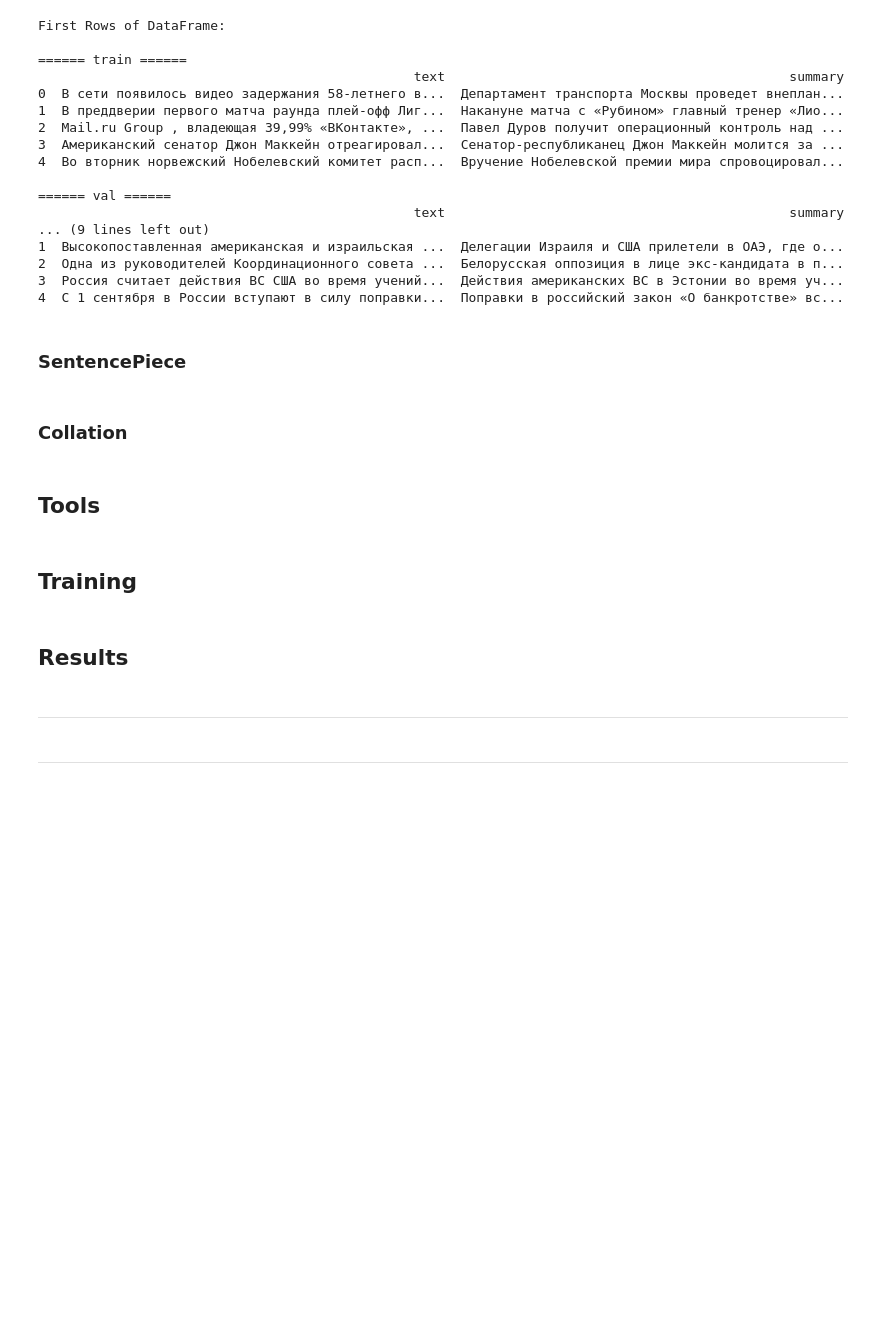
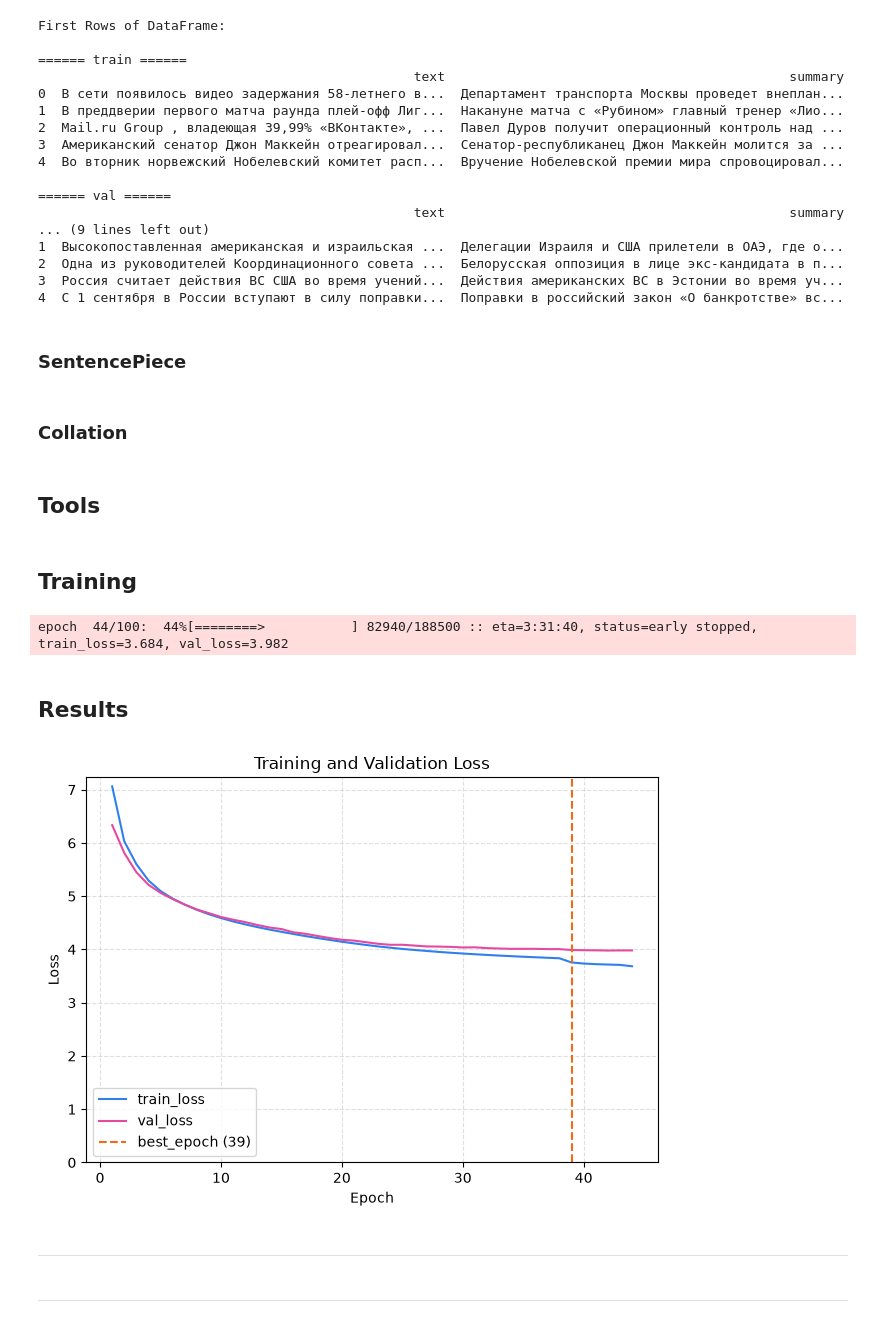
Before and after one commit to NKTKLN/pytorch-dl-lab, a Jupyter notebook: notebooks/10_transformer_summarizer.ipynb, the cells around one changed output. Cells and saved outputs as stored; diff of their text form; code cells hidden in the pictures; blank space fills up the shorter version.

Commit message:
chore(notebooks): retrain the summarizer with the tuned config

```diff
--- a/notebooks/10_transformer_summarizer.ipynb
+++ b/notebooks/10_transformer_summarizer.ipynb
@@ -231,8 +229,10 @@ if force_tokenizer_train or not (TOKENIZER_DIR / "sp.model").is_file():
     spm.SentencePieceTrainer.train(
         input=str(data_path),
         model_prefix=str(TOKENIZER_DIR / "sp"),
-        vocab_size=8000,
+        vocab_size=16000,
         model_type="unigram",
+        character_coverage=1.0,
+        byte_fallback=True,
         max_sentence_length=16384,
         num_threads=os.cpu_count() or 4,
         pad_id=3,
@@ -244,3 +244,5 @@ if force_tokenizer_train or not (TOKENIZER_DIR / "sp.model").is_file():
         bos_piece="<BOS>",
         eos_piece="<EOS>",
     )
+
+sp = spm.SentencePieceProcessor(model_file=str(TOKENIZER_DIR / "sp.model"))
@@ -258,8 +258,18 @@ loss = make_token_loss(pad_id, label_smoothing=0.1)
 # %% [markdown]
 ## Training
 # %%
-dropout = 0.2
-weight_decay = 1e-4
+model_dim = 256
+num_encoder_layers = 6
+num_decoder_layers = 3
+ffn_ratio = 2
+num_heads = 4
+
+lr = 3.17e-4
+dropout = 0.163
+weight_decay = 3.2e-4
+
+batch_size = 32
+warmup_epochs = 1.0
 # %%
 seed = 42
 
@@ -272,16 +282,18 @@ test_dataset = SummarizationDataset(test_df, sp)
 
 train_loader = DataLoader(
     train_dataset,
-    batch_size=4,
+    batch_size=batch_size,
     shuffle=True,
     collate_fn=collate_fn,
+    drop_last=True,
 )
 
 val_loader = DataLoader(
     val_dataset,
-    batch_size=4,
+    batch_size=batch_size,
     shuffle=False,
     collate_fn=collate_fn,
+    drop_last=True,
 )
 # %%
 model = Summarizer(
@@ -356,17 +365,19 @@ trainer = TeacherForcingTrainer(
 )
 # %%
 train_model = False
-model_path = MODEL_DIR / f"summarizer-{datetime.now():%Y.%m.%d_%H:%M:%S}.model"
+model_path = MODEL_DIR / "summarizer.model"
+trainer_path = MODEL_DIR / "summarizer.trainer"
 
 
 def train() -> None:
     """Fits the model, saves the checkpoint, and reports the final losses."""
     trainer.fit(train_loader, val_loader)
+    trainer.save(trainer_path)
     save_model(model, model_path)
     notify_model_trained(
         "Summarizer",
         {
-            "best_epoch": val_stopping.best_epoch,
+            "best_epoch": rouge_early.best_epoch,
             "train_loss": trainer.history["train_loss"][-1],
             "val_loss": trainer.history["val_loss"][-1],
         },
@@ -377,14 +388,19 @@ if train_model or not model_path.is_file():
     train()
 else:
     load_model(model, model_path)
+    trainer.load(trainer_path)
+# %% [output]
+epoch  44/100:  44%[========>           ] 82940/188500 :: eta=3:31:40, status=early stopped, train_loss=3.684, val_loss=3.982
 # %% [markdown]
 ## Results
 # %%
 plot_training_history(
     **trainer.history,
-    best_epoch=val_stopping.best_epoch,
+    best_epoch=rouge_early.best_epoch,
     filename=FIG_DIR / "training_history.png",
 )
+# %% [output]
+[figure, added]
 # %% [markdown]
 ---
 # %%
```
Also changed, not shown: parts of 8 cells of this notebook.
